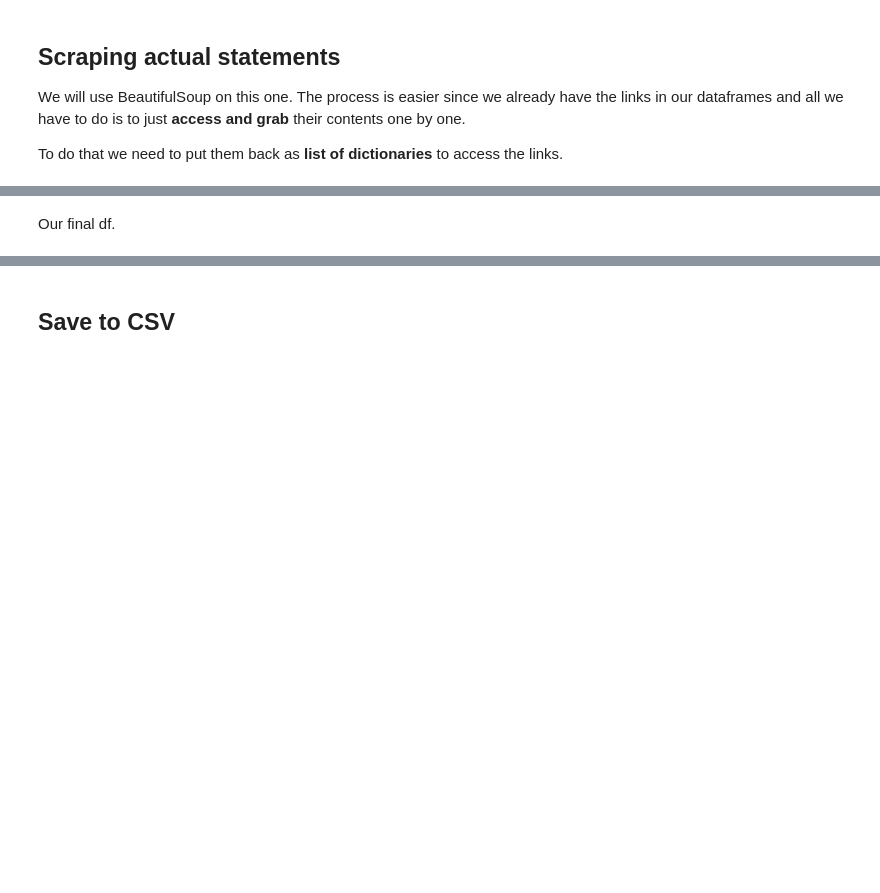
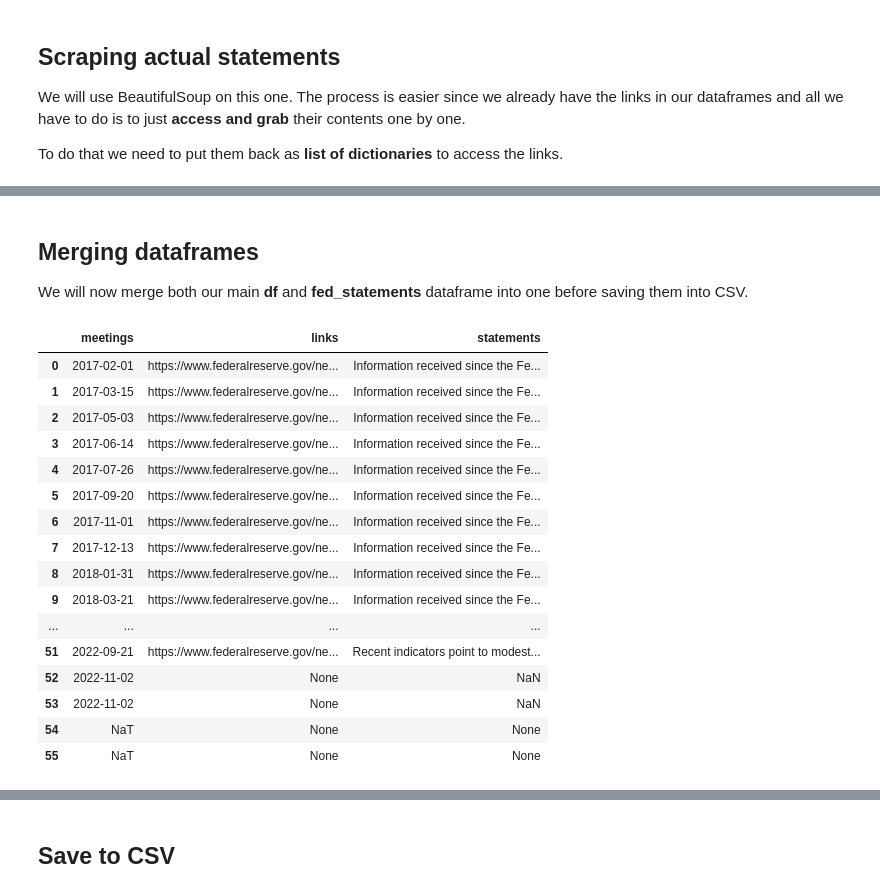
Before and after one commit to pmagtulis/fed-statement-scraper, a Jupyter notebook: fed-scraper.ipynb, the cells around one changed output, grey strips where cells are left out. Drawn from its saved outputs; the diff is of its cells as text; code cells hidden in the pictures; blank space fills up the shorter version.

```diff
--- a/fed-scraper.ipynb
+++ b/fed-scraper.ipynb
@@ -189,0 +246,4 @@ df
+# %%
+df.meetings = df.meetings.str.replace(r'[^0-9]+',"", regex=True) #removes everything except numbers
+df.meetings = pd.to_datetime(df.meetings, format="%Y%m%d") #changes everything to datetime
+df.head()
@@ -189,0 +261,5 @@ df
+# %%
+df= df.drop(['month', 'date'], axis=1) #removes columns
+df = df[['meetings', 'links']] #rearranges column sequence
+df= df.sort_values('meetings')#arranges chronologically
+df.head()
@@ -198,14 +281,15 @@ link_dicts = df.to_dict('records') #converts back df to lists of dictionaries
 # %%
 statements=[]
 for statement in link_dicts:
+    text={}
     href = statement['links']
     try:
         raw_html = requests.get(href).content
         doc = BeautifulSoup(raw_html, "html.parser")
-    except: statement['links'] = None
-    text={}
-    text ['links'] = statement['links']
-    container = doc.find('div', {'class:' "col-xs-12 col-sm-8 col-md-8"})
-    text['statements'] = container.find('p').text
+        text['links'] = statement['links']
+        text ['statements']= doc.find('div', {"class": "col-xs-12 col-sm-8 col-md-8"}).text.strip()
+    except:
+        text['links'] = statement['links'] = None
+        text['statements'] = None
     statements.append(text)
-statements
+# statements
@@ -217,0 +302,3 @@ We then **merge** this information with our earlier df.
+# %%
+fed_statements=pd.DataFrame(statements)
+fed_statements.tail()
@@ -218,5 +312,25 @@ We then **merge** this information with our earlier df.
+# %% [markdown]
+## Merging dataframes
+
+We will now merge both our main **df** and **fed_statements** dataframe into one before saving them into CSV.
 # %%
-# df3=pd.DataFrame(statements)
-# df3
+merged = df.merge(fed_statements, suffixes=('_left'), how='outer')
+merged
+# %% [output]
+|  | meetings | links | statements |
+| 0 | 2017-02-01 | https://www.federalreserve.gov/ne... | Information received since the Fe... |
+| 1 | 2017-03-15 | https://www.federalreserve.gov/ne... | Information received since the Fe... |
+| 2 | 2017-05-03 | https://www.federalreserve.gov/ne... | Information received since the Fe... |
+| 3 | 2017-06-14 | https://www.federalreserve.gov/ne... | Information received since the Fe... |
+| 4 | 2017-07-26 | https://www.federalreserve.gov/ne... | Information received since the Fe... |
+| 5 | 2017-09-20 | https://www.federalreserve.gov/ne... | Information received since the Fe... |
+| 6 | 2017-11-01 | https://www.federalreserve.gov/ne... | Information received since the Fe... |
+| 7 | 2017-12-13 | https://www.federalreserve.gov/ne... | Information received since the Fe... |
+| 8 | 2018-01-31 | https://www.federalreserve.gov/ne... | Information received since the Fe... |
+| 9 | 2018-03-21 | https://www.federalreserve.gov/ne... | Information received since the Fe... |
+| ... | ... | ... | ... |
+| 51 | 2022-09-21 | https://www.federalreserve.gov/ne... | Recent indicators point to modest... |
+| 52 | 2022-11-02 | None | NaN |
+| 53 | 2022-11-02 | None | NaN |
+| 54 | NaT | None | None |
+| 55 | NaT | None | None |
-# %% [markdown]
-Our final df.
```
Also changed, not shown: parts of 19 cells of this notebook, 1 other file.
